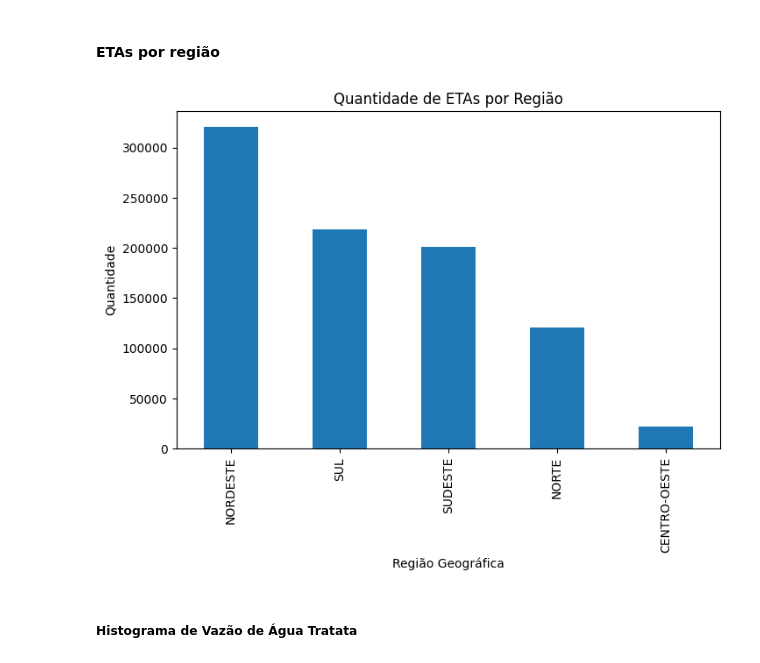
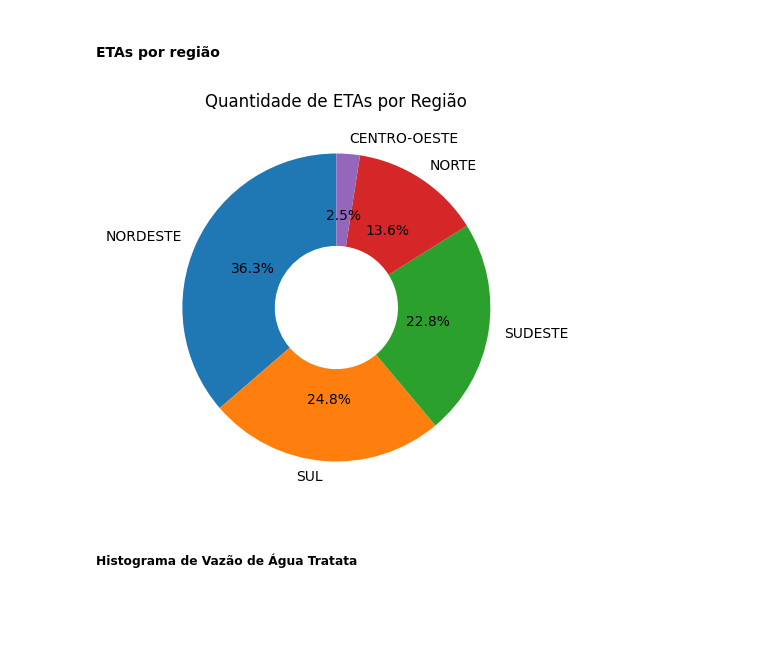
Before and after one commit to Vireya-Hydrocore/hydrocore-analise-exploratoria, a Jupyter notebook: analise.ipynb, the cells around one changed output. Drawn from its saved outputs; the diff is of its cells as text; code cells hidden in the pictures; blank space fills up the shorter version.

```diff
--- a/analise.ipynb
+++ b/analise.ipynb
@@ -50,8 +38,15 @@ df = df[['Vazão de água tratada', 'Região Geográfica', 'Tipo da Instituiçã
          'Data de preenchimento', 'Tipo de filtração', 'Número de filtros', 'UF']]
 display(df)
 
+# Quantidade de linhas e colunas
+print(df.shape)
+
 df_nulos = df.isnull().sum()
 print("Valores nulos por coluna:\n", df_nulos)
+
+# Retirar linhas com valores nulos
+df = df.dropna()
+print(df)
 # %% [output]
 |  | Vazão de água tratada | Região Geográfica | Tipo da Instituição | Nome da ETA | Ano de referência | ... |
 | 0 | 247.20 | NORDESTE | Regional | DELMIRO GOUVEIA ADUTORA | 2014 | ... |
@@ -223,13 +167,19 @@ Duplicados: 708
 # %% [markdown]
 #### ETAs por região
 # %%
+counts = df["Região Geográfica"].value_counts()
+
 plt.figure(figsize=(8,5))
-df["Região Geográfica"].value_counts().plot(kind="bar")
+plt.pie(counts,
+        labels=counts.index,
+        autopct='%1.1f%%',
+        startangle=90,
+        wedgeprops={'width':0.6})
+
 plt.title("Quantidade de ETAs por Região")
-plt.ylabel("Quantidade")
 plt.show()
 # %% [output]
-[figure, old version]
+[figure, new version]
 # %% [markdown]
 ##### Histograma de Vazão de Água Tratata
 # %%
```
Also changed, not shown: parts of 26 cells of this notebook.
